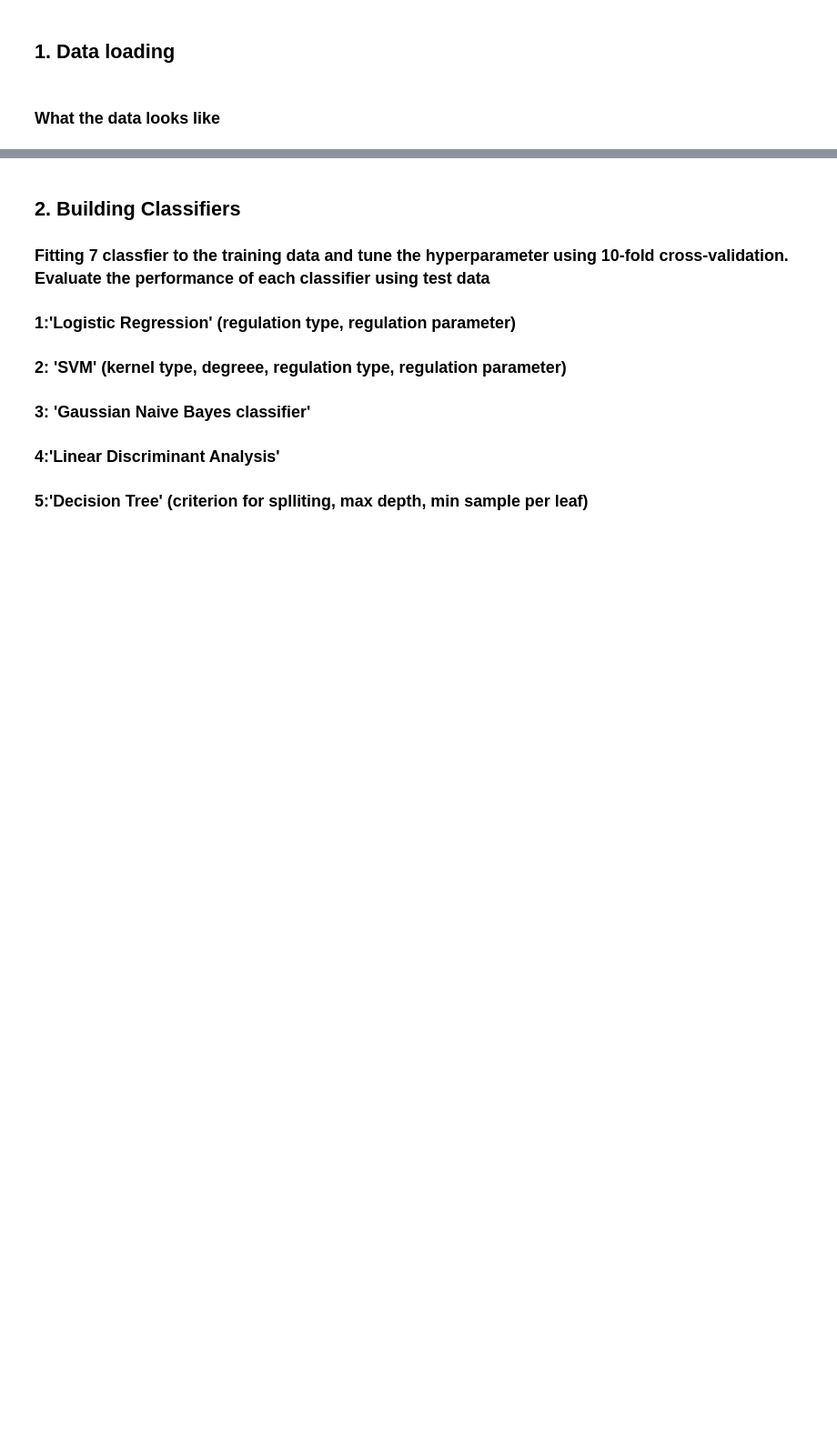
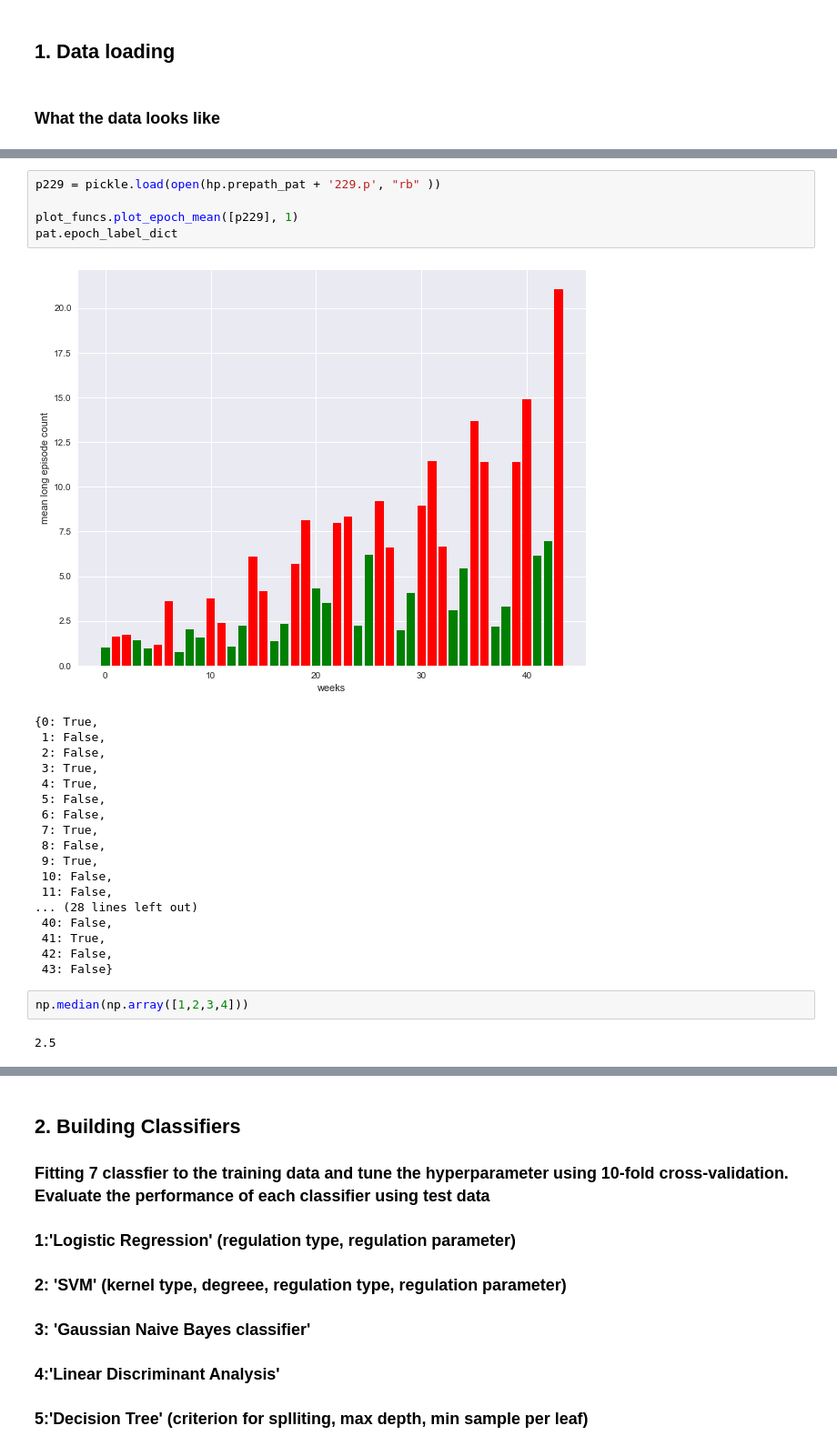
Before and after one commit to sdot08/Optimization-of-Responsive-Neurostimulation-RNS-Therapy-through-Data-Mining-Approaches, a Jupyter notebook: src/ML results_229.ipynb, the cells around one changed output, grey strips where cells are left out. Shown at 91% size. Saved outputs shown, nothing was run; the diff lists cells and outputs as text; blank space fills up the shorter version.

Commit message:
weekly labels for 229

```diff
--- a/src/ML results_229.ipynb
+++ b/src/ML results_229.ipynb
@@ -115,0 +118,28 @@ pat.epoch_label_dict
+# %%
+p229 = pickle.load(open(hp.prepath_pat + '229.p', "rb" ))
+
+plot_funcs.plot_epoch_mean([p229], 1)
+pat.epoch_label_dict
+# %% [output]
+[figure, added]
+{0: True,
+ 1: False,
+ 2: False,
+ 3: True,
+ 4: True,
+ 5: False,
+ 6: False,
+ 7: True,
+ 8: False,
+ 9: True,
+ 10: False,
+ 11: False,
+... (28 lines left out)
+ 40: False,
+ 41: True,
+ 42: False,
+ 43: False}
+# %%
+np.median(np.array([1,2,3,4]))
+# %% [output]
+2.5
```
Also changed, not shown: parts of 9 cells of this notebook, 10 other files.
